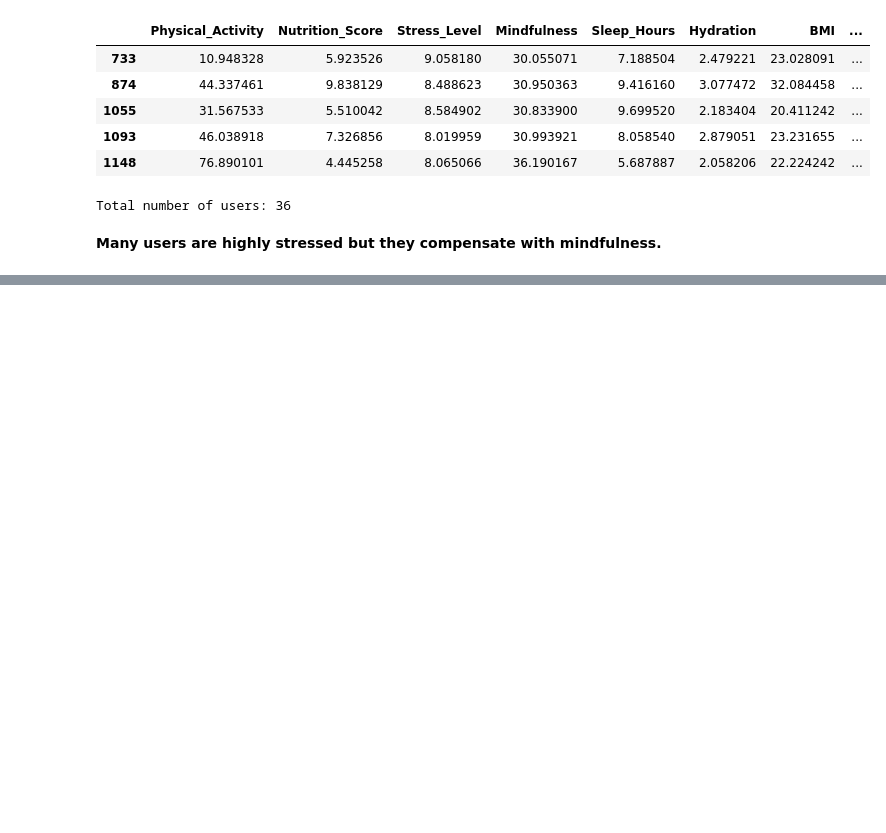
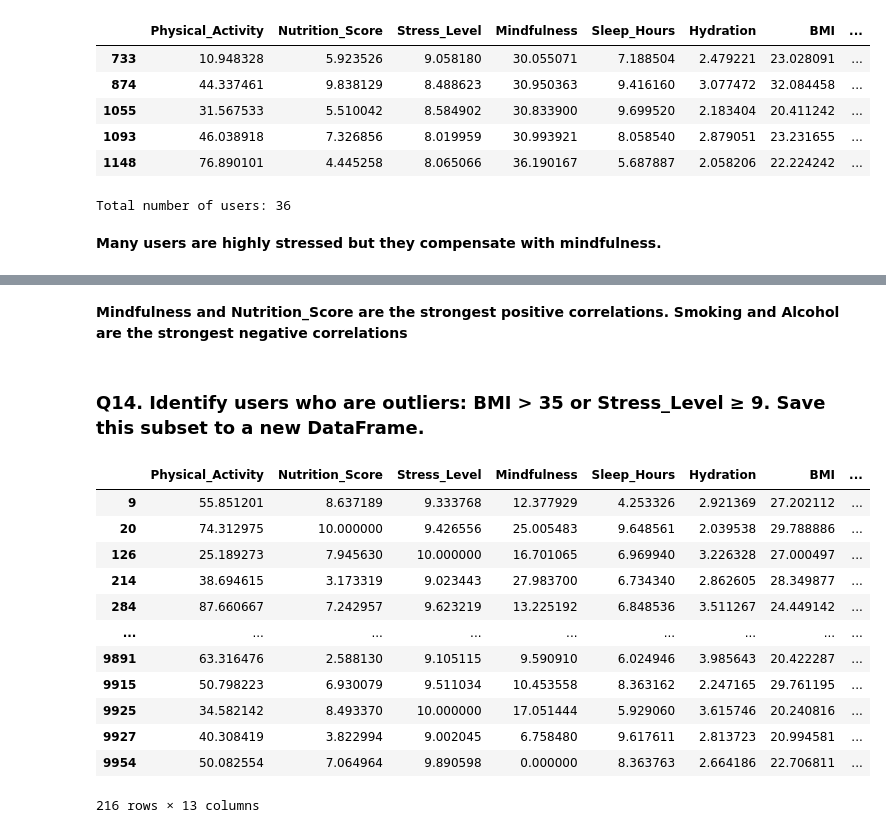
Before and after one commit to saraa-sunny/python-practice-notebooks, a Jupyter notebook: python_practice_notebook1.ipynb, the cells around one changed output, grey strips where cells are left out. Saved outputs shown, nothing was run; the diff lists cells and outputs as text; code cells hidden in the pictures; blank space fills up the shorter version.

```diff
--- a/python_practice_notebook1.ipynb
+++ b/python_practice_notebook1.ipynb
@@ -192,0 +199,12 @@ Total number of users: 36
+# %%
+## Sleep Quality
+def sleep_quality(hours):
+    if(hours   < 6) :
+        return "Poor"
+    elif(hours >= 6 and hours <8):
+        return "Average"
+    else:
+        return "Good"
+# %%
+df["Sleep_Quality"]= df["Sleep_Hours"].apply(sleep_quality)
+df.head()
@@ -192,0 +228,18 @@ Total number of users: 36
+# %%
+# Start at 0
+df['Lifestyle_Risk'] = 0
+
+# Add 1 if BMI > 30
+df['Lifestyle_Risk'] += (df['BMI'] > 30).astype(int)
+
+# Add 1 if alcohol > 14 units
+df['Lifestyle_Risk'] += (df['Alcohol'] > 14).astype(int)
+
+# Add 1 if smoking > 10 cigarettes
+df['Lifestyle_Risk'] += (df['Smoking'] > 5).astype(int)
+
+# Add 1 if physical activity < 30 minutes
+df['Lifestyle_Risk'] += (df['Physical_Activity'] < 30).astype(int)
+
+# Select the few columns
+df[["BMI","Alcohol",'Smoking','Physical_Activity','Lifestyle_Risk']]
@@ -192,0 +347,21 @@ Total number of users: 36
+# %% [markdown]
+**Mindfulness and Nutrition_Score are the strongest positive correlations. Smoking and Alcohol are the strongest negative correlations**
+# %% [markdown]
+### Q14. Identify users who are outliers: BMI > 35 or Stress_Level ≥ 9. Save this subset to a new DataFrame.
+# %%
+outliers = df[(df['BMI']>35) | (df['Stress_Level']>=9)]
+outliers
+# %% [output]
+|  | Physical_Activity | Nutrition_Score | Stress_Level | Mindfulness | Sleep_Hours | Hydration | BMI | ... |
+| 9 | 55.851201 | 8.637189 | 9.333768 | 12.377929 | 4.253326 | 2.921369 | 27.202112 | ... |
+| 20 | 74.312975 | 10.000000 | 9.426556 | 25.005483 | 9.648561 | 2.039538 | 29.788886 | ... |
+| 126 | 25.189273 | 7.945630 | 10.000000 | 16.701065 | 6.969940 | 3.226328 | 27.000497 | ... |
+| 214 | 38.694615 | 3.173319 | 9.023443 | 27.983700 | 6.734340 | 2.862605 | 28.349877 | ... |
+| 284 | 87.660667 | 7.242957 | 9.623219 | 13.225192 | 6.848536 | 3.511267 | 24.449142 | ... |
+| ... | ... | ... | ... | ... | ... | ... | ... | ... |
+| 9891 | 63.316476 | 2.588130 | 9.105115 | 9.590910 | 6.024946 | 3.985643 | 20.422287 | ... |
+| 9915 | 50.798223 | 6.930079 | 9.511034 | 10.453558 | 8.363162 | 2.247165 | 29.761195 | ... |
+| 9925 | 34.582142 | 8.493370 | 10.000000 | 17.051444 | 5.929060 | 3.615746 | 20.240816 | ... |
+| 9927 | 40.308419 | 3.822994 | 9.002045 | 6.758480 | 9.617611 | 2.813723 | 20.994581 | ... |
+| 9954 | 50.082554 | 7.064964 | 9.890598 | 0.000000 | 8.363763 | 2.664186 | 22.706811 | ... |
+216 rows × 13 columns
```
Also changed, not shown: parts of 21 cells of this notebook, 1 other file.
